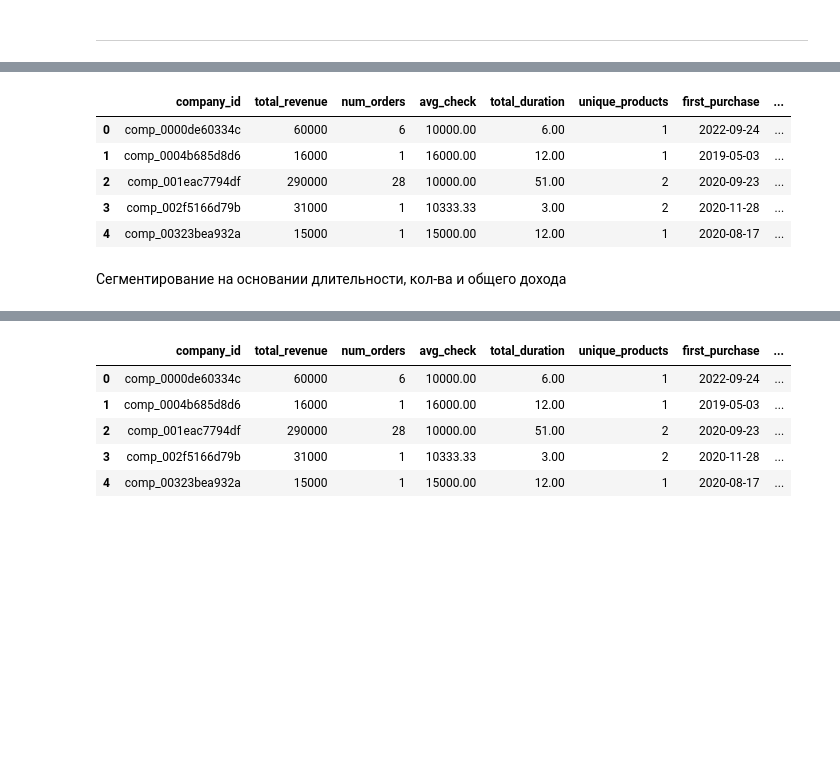
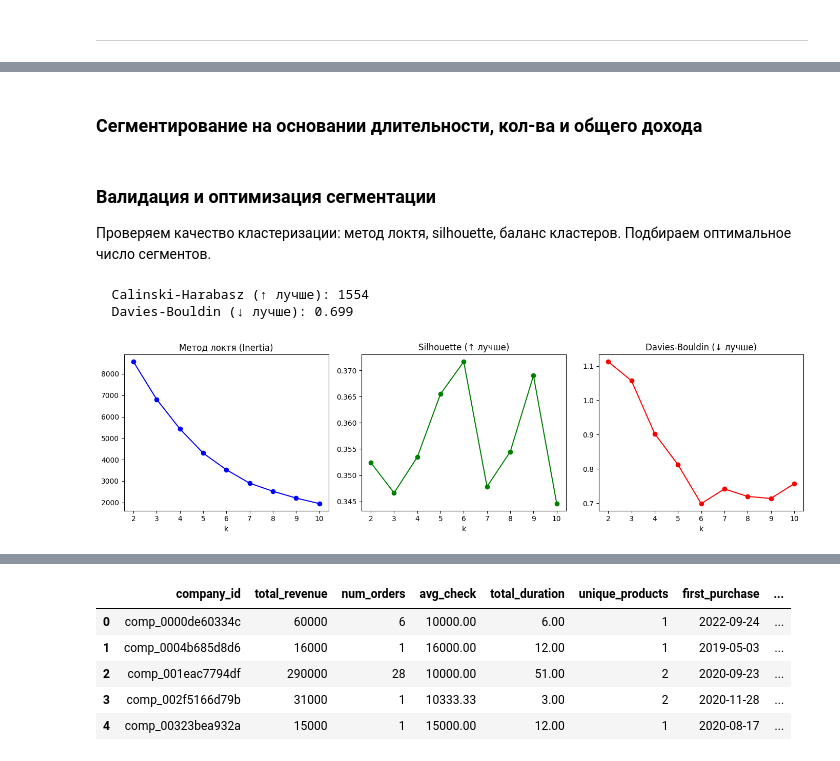
Before and after one commit to HSE-Datathon/b2b-ltv-analytics, a Jupyter notebook: main.ipynb, the cells around one changed output, grey strips where cells are left out. Saved outputs shown, nothing was run; the diff lists cells and outputs as text; code cells hidden in the pictures; blank space fills up the shorter version.

Commit message:
clustering optimization and finding the best number of clusters

```diff
--- a/main.ipynb
+++ b/main.ipynb
@@ -386,20 +359,45 @@ Name: total_revenue, dtype: float64
-# %%
-df.head()
-# %% [output]
-|  | company_id | total_revenue | num_orders | avg_check | total_duration | unique_products | first_purchase | ... |
-| 0 | comp_0000de60334c | 60000 | 6 | 10000.00 | 6.00 | 1 | 2022-09-24 | ... |
-| 1 | comp_0004b685d8d6 | 16000 | 1 | 16000.00 | 12.00 | 1 | 2019-05-03 | ... |
-| 2 | comp_001eac7794df | 290000 | 28 | 10000.00 | 51.00 | 2 | 2020-09-23 | ... |
-| 3 | comp_002f5166d79b | 31000 | 1 | 10333.33 | 3.00 | 2 | 2020-11-28 | ... |
-| 4 | comp_00323bea932a | 15000 | 1 | 15000.00 | 12.00 | 1 | 2020-08-17 | ... |
 # %% [markdown]
-Сегментирование на основании длительности, кол-ва и общего дохода
+### Сегментирование на основании длительности, кол-ва и общего дохода
 # %%
-df['recency'] = (df['last_purchase'] - df['first_purchase']).dt.days
+df['recency'] = (df['last_purchase'].max() - df['last_purchase']).dt.days
 
-features = ['recency','num_orders','total_revenue']
-X = df[features]
+# Логарифмируем total_revenue для снижения skew и устранения overflow при масштабировании
+df['log_revenue'] = np.log1p(df['total_revenue'])
+
+features = ['recency', 'num_orders', 'log_revenue', "avg_check"]
+X = df[features].copy()
+X = X.replace([np.inf, -np.inf], np.nan).fillna(0)
 
 scaler = StandardScaler()
 X_scaled = scaler.fit_transform(X)
+# %% [markdown]
+### Валидация и оптимизация сегментации
+
+Проверяем качество кластеризации: метод локтя, silhouette, баланс кластеров. Подбираем оптимальное число сегментов.
+# %%
+# Валидация: подбор оптимального k (2..10)
+k_range = range(2, 11)
+inertias, silhouettes, calinski, davies = [], [], [], []
+
+for k in k_range:
+    km = KMeans(n_clusters=k, random_state=42, n_init=10)
+    labels = km.fit_predict(X_scaled)
+    inertias.append(km.inertia_)
+    silhouettes.append(silhouette_score(X_scaled, labels))
+    calinski.append(calinski_harabasz_score(X_scaled, labels))
+    davies.append(davies_bouldin_score(X_scaled, labels))
+
+print(f'  Calinski-Harabasz (↑ лучше): {calinski[np.argmax(silhouettes)]:.0f}')
+print(f'  Davies-Bouldin (↓ лучше): {davies[np.argmax(silhouettes)]:.3f}')
+
+# Визуализация
+fig, axes = plt.subplots(1, 3, figsize=(14, 4))
+axes[0].plot(k_range, inertias, 'bo-'); axes[0].set_title('Метод локтя (Inertia)'); axes[0].set_xlabel('k')
+axes[1].plot(k_range, silhouettes, 'go-'); axes[1].set_title('Silhouette (↑ лучше)'); axes[1].set_xlabel('k')
+axes[2].plot(k_range, davies, 'ro-'); axes[2].set_title('Davies-Bouldin (↓ лучше)'); axes[2].set_xlabel('k')
+plt.tight_layout(); plt.show()
+# %% [output]
+  Calinski-Harabasz (↑ лучше): 1554
+  Davies-Bouldin (↓ лучше): 0.699
+[figure, added]
 # %%
```
Also changed, not shown: parts of 13 cells of this notebook.
